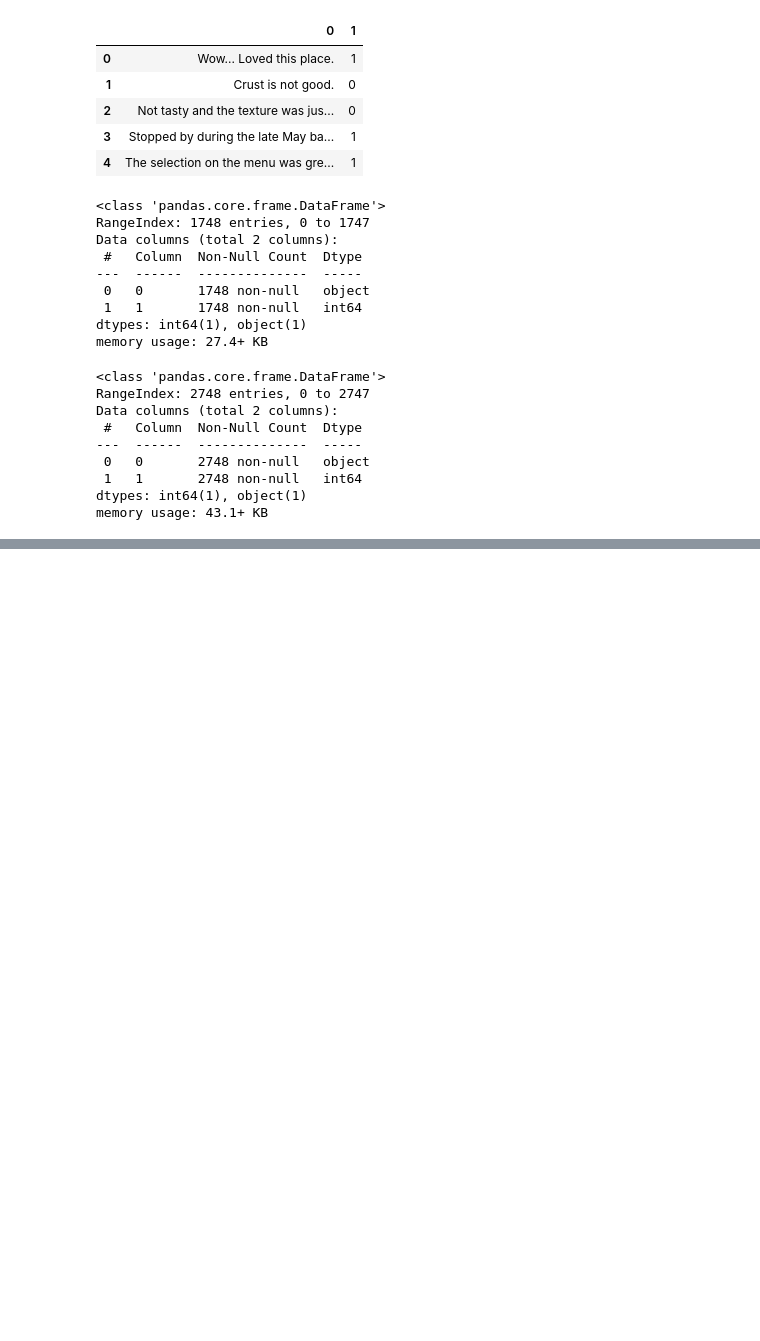
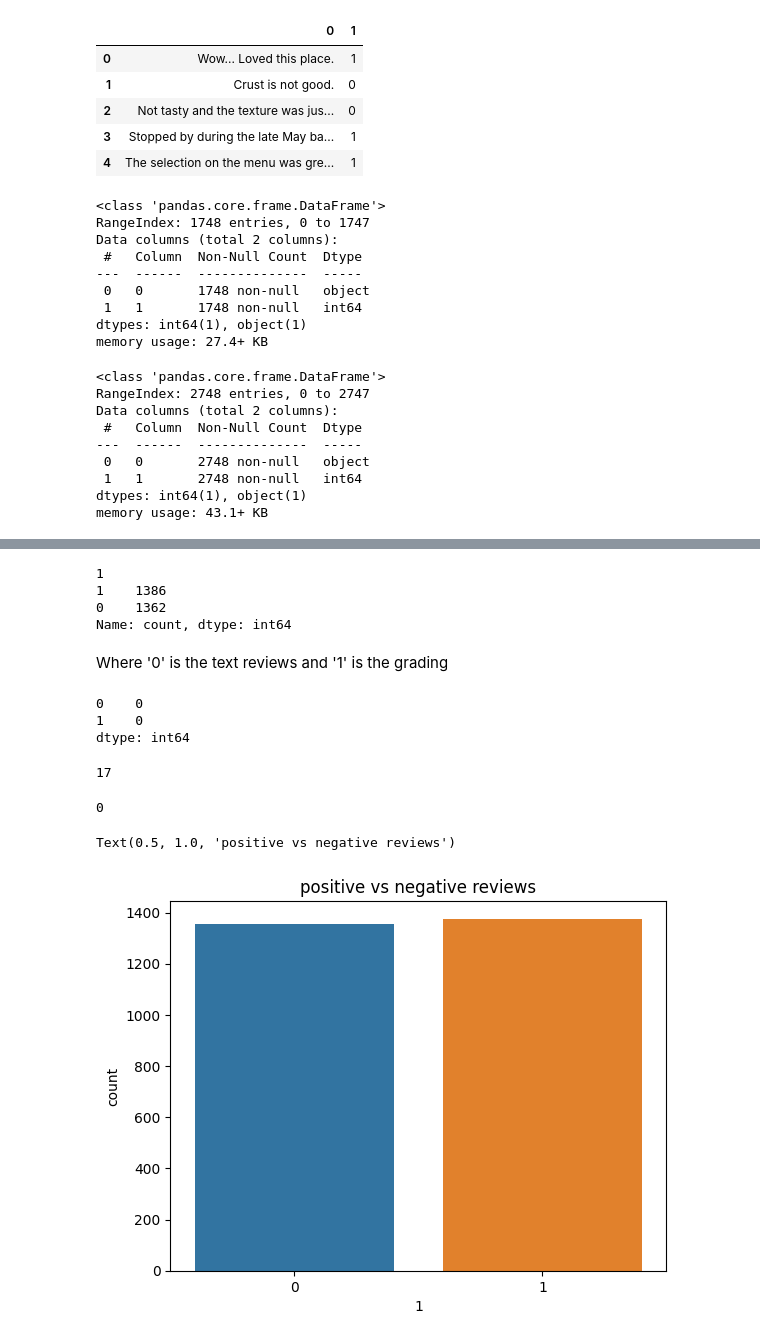
Before and after one commit to trp216/sentAIment-analysis, a Jupyter notebook: src/sentAIment.ipynb, the cells around one changed output, grey strips where cells are left out. Saved outputs shown, nothing was run; the diff lists cells and outputs as text; code cells hidden in the pictures; blank space fills up the shorter version.

```diff
--- a/src/sentAIment.ipynb
+++ b/src/sentAIment.ipynb
@@ -71,0 +99,30 @@ memory usage: 43.1+ KB
+# %%
+data[1].value_counts()
+# %% [output]
+1
+1    1386
+0    1362
+Name: count, dtype: int64
+# %% [markdown]
+Where '0' is the text reviews and '1' is the grading
+# %%
+data.isna().sum()
+# %% [output]
+0    0
+1    0
+dtype: int64
+# %%
+data.duplicated().sum()
+# %% [output]
+17
+# %%
+data = data.drop_duplicates()
+data.duplicated().sum()
+# %% [output]
+0
+# %%
+sns.countplot(x=1, data=data)
+plt.title("positive vs negative reviews")
+# %% [output]
+Text(0.5, 1.0, 'positive vs negative reviews')
+[figure, added]
```
Also changed, not shown: parts of 9 cells of this notebook.
